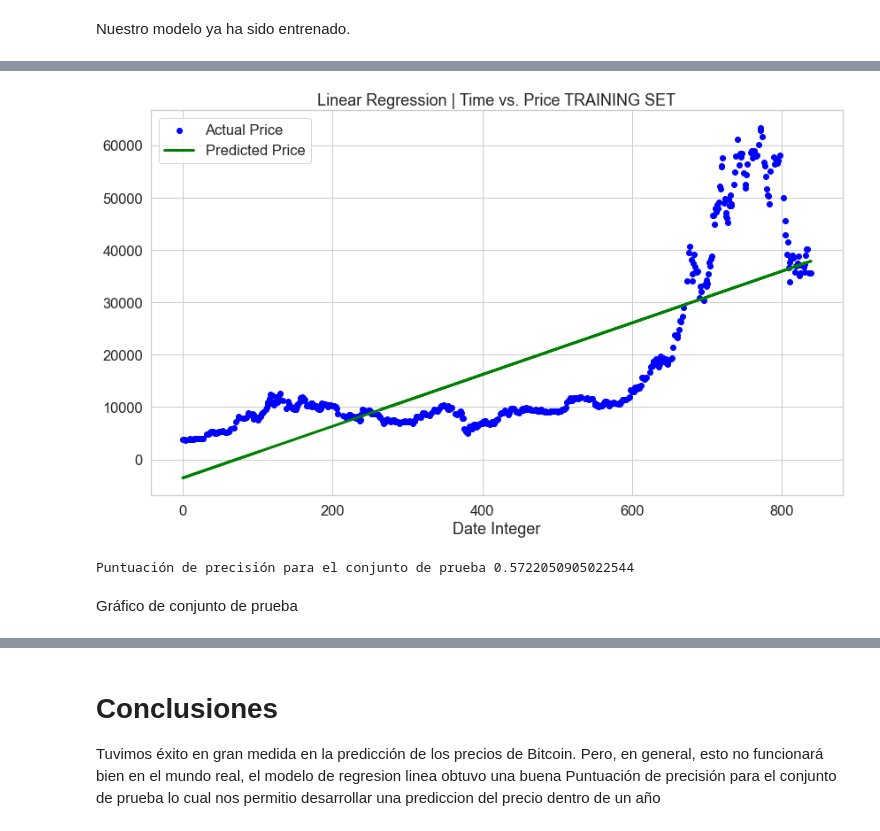
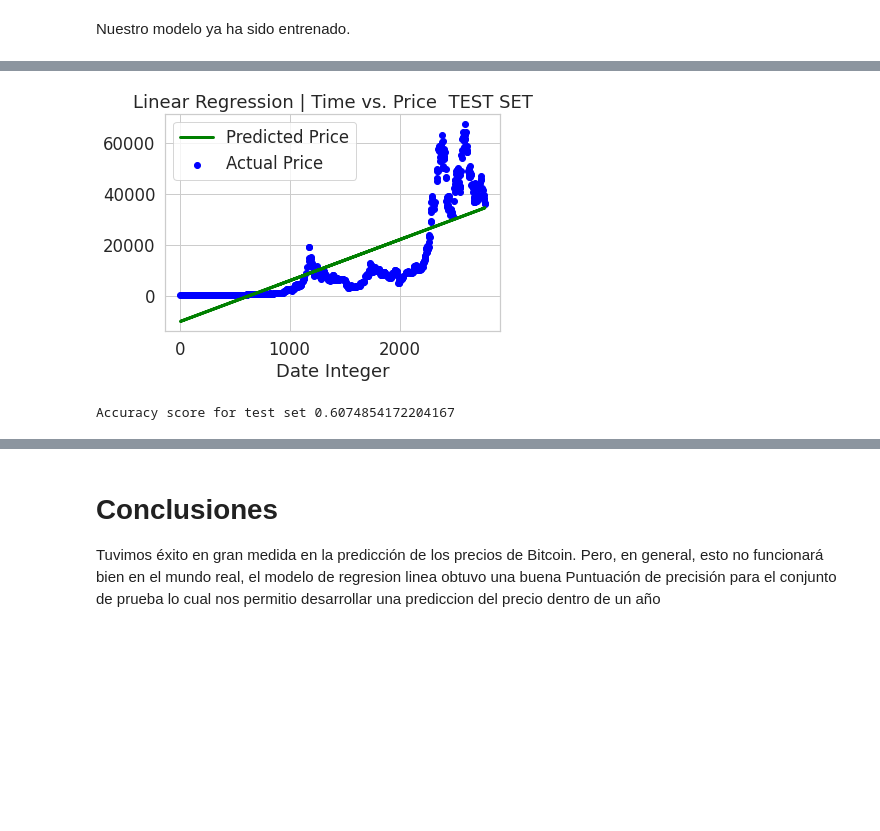
Before and after one commit to rafalagunas/BTC-USD, a Jupyter notebook: crypto.ipynb, the cells around one changed output, grey strips where cells are left out. Saved outputs shown, nothing was run; the diff lists cells and outputs as text; code cells hidden in the pictures; blank space fills up the shorter version.

```diff
--- a/crypto.ipynb
+++ b/crypto.ipynb
@@ -54,7 +75,7 @@ RANDOM_SEED = 42
 
 np.random.seed(RANDOM_SEED)
 # %%
-csv_path = "BTC-USD.csv"
+csv_path = "https://raw.githubusercontent.com/rafalagunas/BTC-USD/main/BTC-USD.csv"
 # %%
 df = pd.read_csv(csv_path, parse_dates=['Date'])
 # %%
@@ -385,0 +502,6 @@ A continuación, Podemos usar el método de ajuste de scikit-learn para entrenar
+# %%
+xtrain=X_train.reshape(-1,1)
+ytrain=y_train.reshape(-1,1)
+xtest=X_test.reshape(-1,1)
+ytest=y_test.reshape(-1,1)
+ytest.shape
@@ -386,4 +510,5 @@ A continuación, Podemos usar el método de ajuste de scikit-learn para entrenar
 # %%
+regressor = LinearRegression()
 regressor.fit(xtrain, ytrain)
 # %% [output]
 LinearRegression()
@@ -396,13 +539,11 @@ Gráfico de conjuntos de entrenamiento
 # %%
-plt.scatter(xtrain, ytrain, color='blue', label= 'Actual Price') #trazado de los puntos de datos iniciales
-plt.plot(xtrain, regressor.predict(xtrain), color='green', linewidth=3, label = 'Predicted Price') #trazado de línea hecha por regresión lineal
-plt.title('Linear Regression | Time vs. Price TRAINING SET')
+plt.scatter(xtest, ytest, color='blue', label= 'Actual Price') #Con las variables de test
+plt.plot(xtest, regressor.predict(xtest), color='green', linewidth=3, label = 'Predicted Price') #Mismo predictor XTEST
+plt.title('Linear Regression | Time vs. Price  TEST SET')
 plt.legend()
 plt.xlabel('Date Integer')
 plt.show()
-print('Puntuación de precisión para el conjunto de prueba',regressor.score(xtrain, ytrain))
+print('Accuracy score for test set', regressor.score(xtest, ytest))
 # %% [output]
-[figure, old version]
+[figure, new version]
-Puntuación de precisión para el conjunto de prueba 0.5722050905022544
+Accuracy score for test set 0.6074854172204167
-# %% [markdown]
-Gráfico de conjunto de prueba
```
Also changed, not shown: parts of 58 cells of this notebook.
